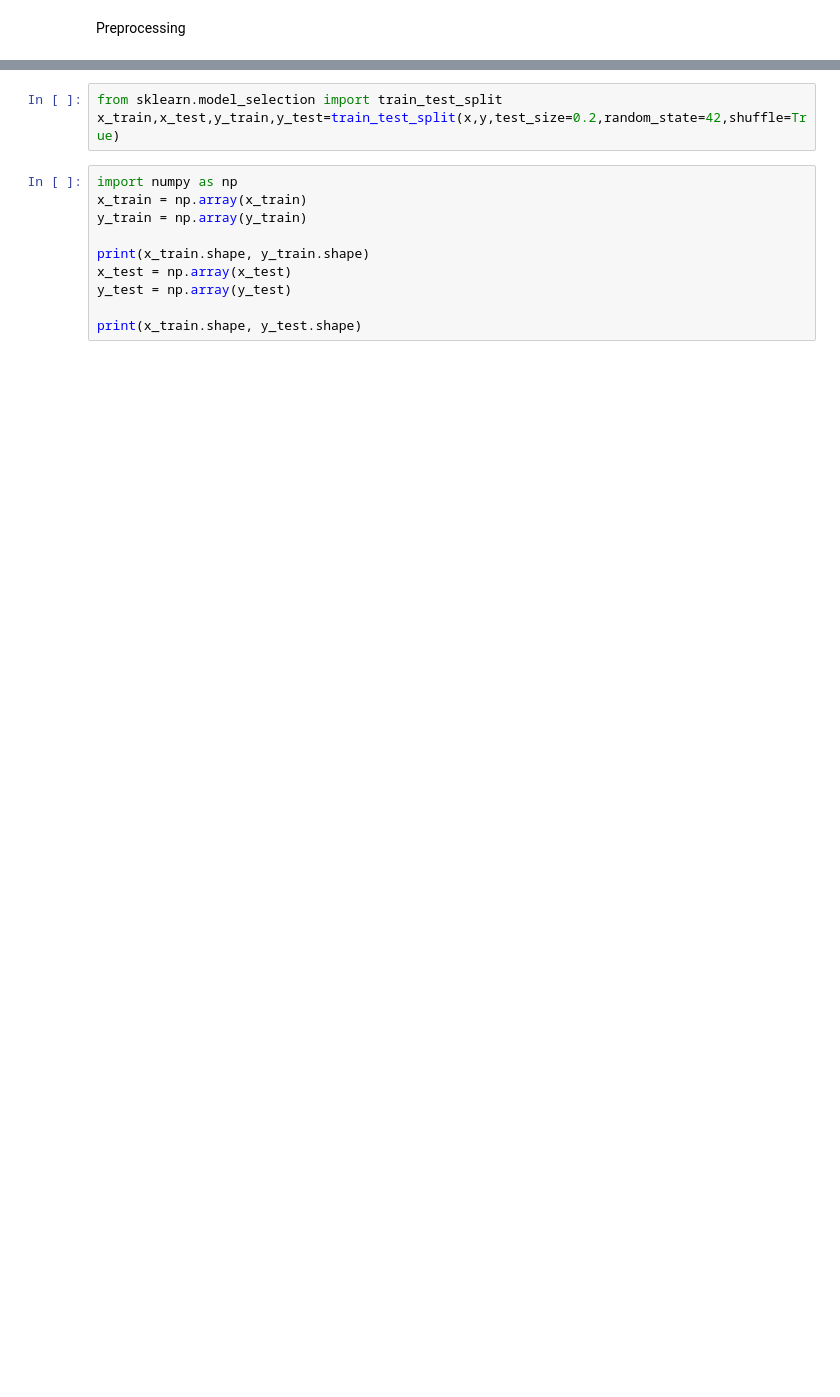
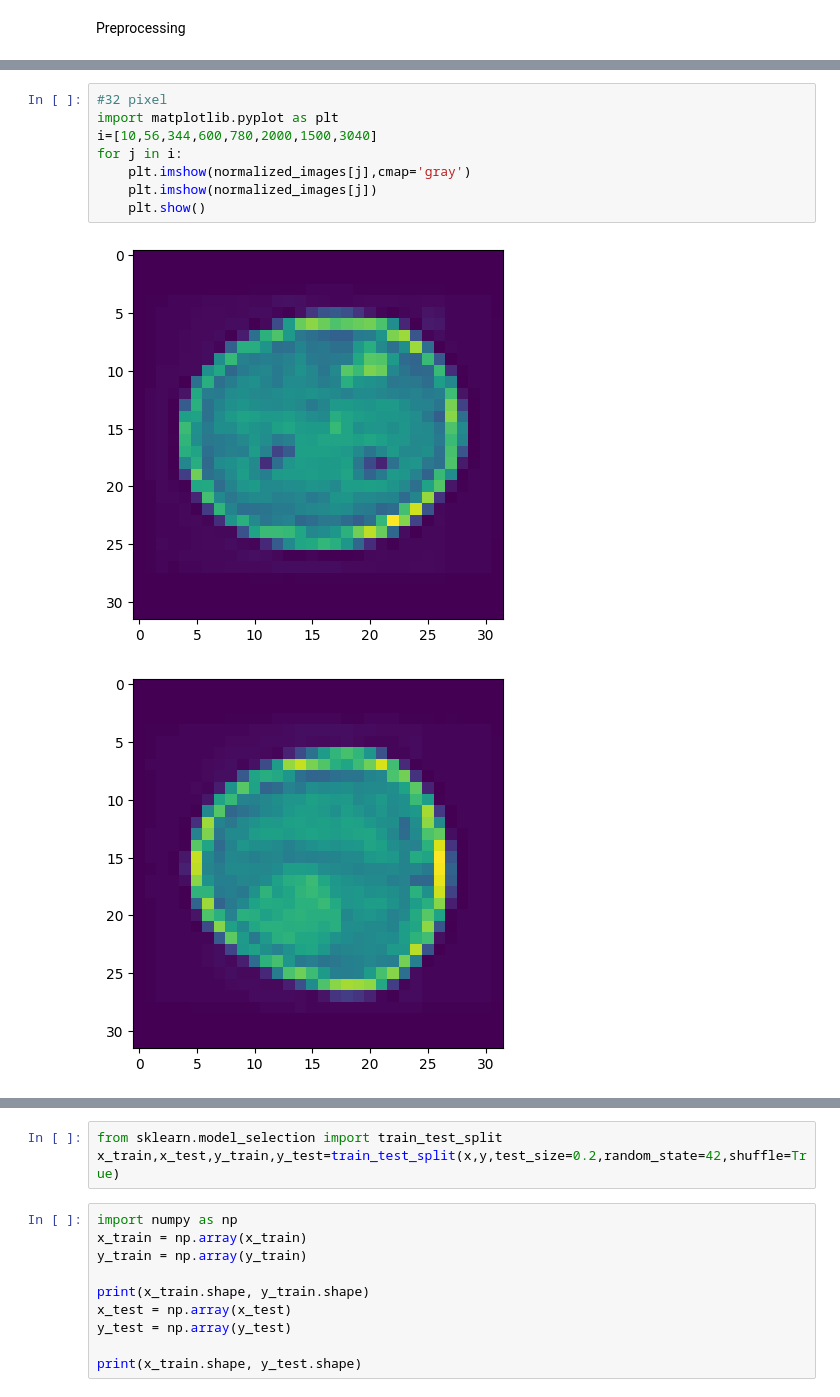
Before and after one commit to Mahdiyeh-Asgharpour/Multi-Stage-Brain-Tumor-Diagnosis, a Jupyter notebook: code.ipynb, the cells around one changed output, grey strips where cells are left out. Saved outputs shown, nothing was run; the diff lists cells and outputs as text; blank space fills up the shorter version.

```diff
--- a/code.ipynb
+++ b/code.ipynb
@@ -160,0 +208,11 @@ plt.imshow(normalized_images[890])
+# %%
+#32 pixel
+import matplotlib.pyplot as plt
+i=[10,56,344,600,780,2000,1500,3040]
+for j in i:
+    plt.imshow(normalized_images[j],cmap='gray')
+    plt.imshow(normalized_images[j])
+    plt.show()
+# %% [output]
+[figure, added]
+[figure, added]
```
Also changed, not shown: parts of 19 cells of this notebook.
